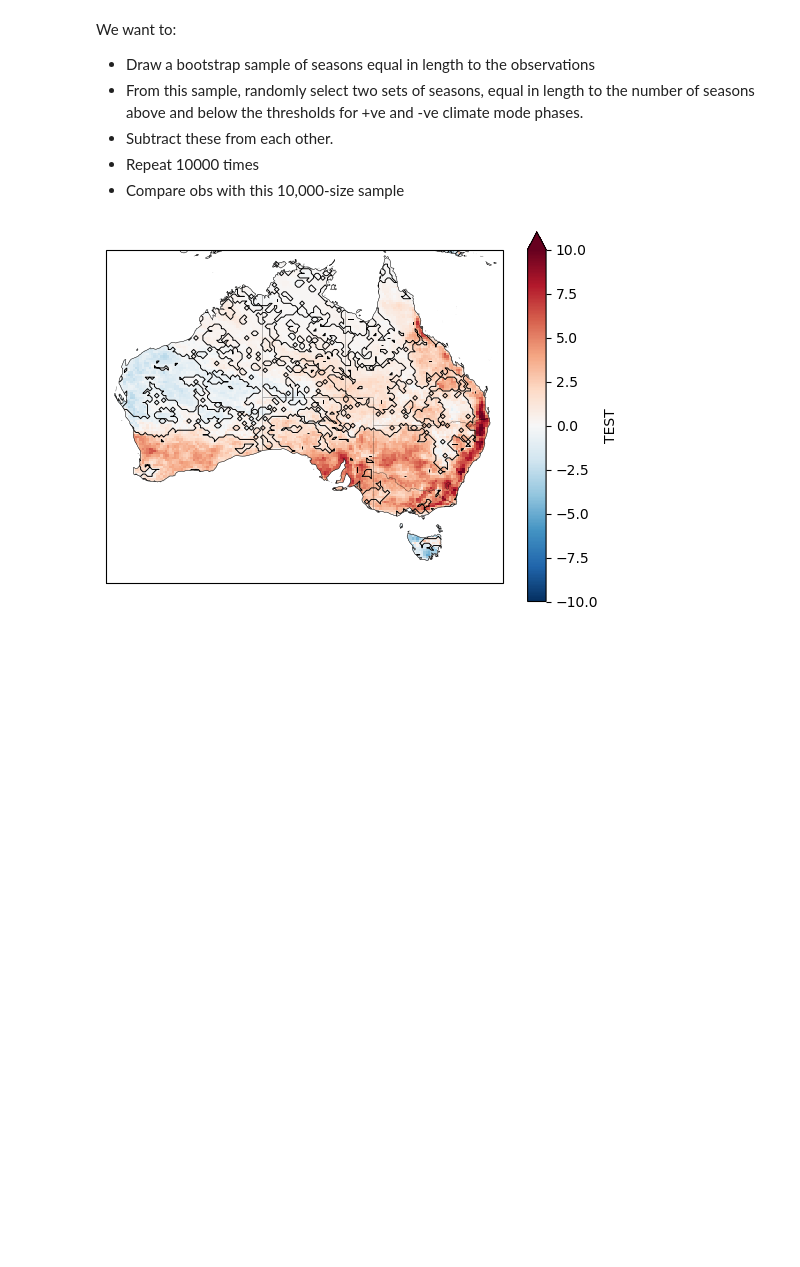
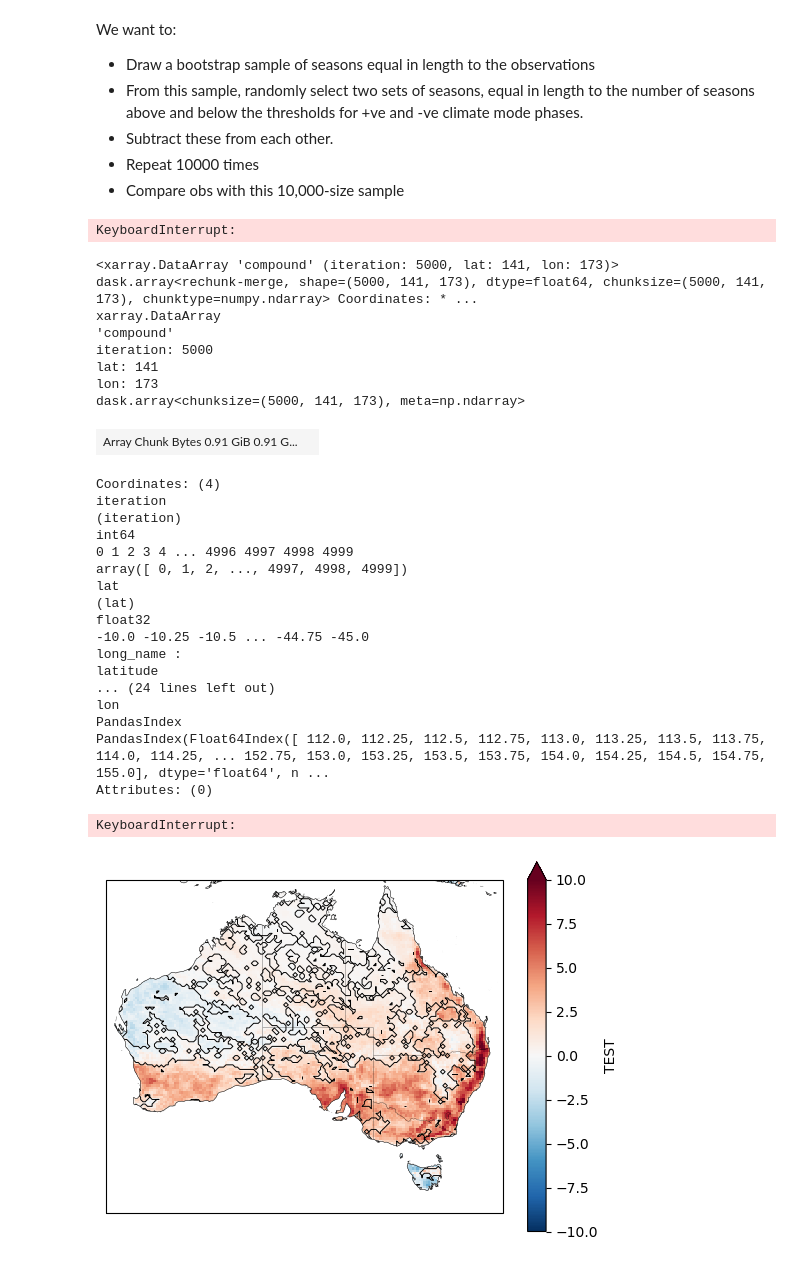
Before and after one commit to dougrichardson/Richardson_2023_energy, a Jupyter notebook: 3_modes.ipynb, the cells around one changed output. Drawn from its saved outputs; the diff is of its cells as text; code cells hidden in the pictures; blank space fills up the shorter version.

```diff
--- a/3_modes.ipynb
+++ b/3_modes.ipynb
@@ -578,3 +578,6 @@ def stat_signif_diff(
         pvals_list.append(pvals.assign_coords({'L': L}))
 
     return xr.concat(pvals_list, dim="L")
+# %%
+obs = fn.month_subset(aus_events_both_seasonal_total, [6, 7, 8]).chunk()
+mode = fn.month_subset(sam['sam'], [6, 7, 8]).chunk()
@@ -580,0 +588,49 @@ def stat_signif_diff(
+# %%
+n_iter = 5000
+# %%
+rand_int_2d = da.random.choice(n, size=(n_iter, n1 + n2))#.compute()
+# %%
+%%time
+da_list = []
+for i in range(n_iter):
+    rand_int = rand_int_2d[i,:]
+    rand_obs = obs.isel(time=rand_int)
+    rand_m1 = rand_obs.isel(time=range(n1)).mean("time")
+    rand_m2 = rand_obs.isel(time=range(n1, n2)).mean("time")
+    rand_stat = rand_m1 - rand_m2
+    da_list.append(rand_stat.expand_dims({"iteration": [i]}))
+perm = xr.concat(da_list, dim="iteration").chunk({"iteration": -1})
+# %% [output]
+KeyboardInterrupt:
+# %%
+perm
+# %% [output]
+<xarray.DataArray 'compound' (iteration: 5000, lat: 141, lon: 173)> dask.array<rechunk-merge, shape=(5000, 141, 173), dtype=float64, chunksize=(5000, 141, 173), chunktype=numpy.ndarray> Coordinates: * ...
+xarray.DataArray
+'compound'
+iteration: 5000
+lat: 141
+lon: 173
+dask.array<chunksize=(5000, 141, 173), meta=np.ndarray>
+| Array Chunk Bytes 0.91 GiB 0.91 G... |  |
+Coordinates: (4)
+iteration
+(iteration)
+int64
+0 1 2 3 4 ... 4996 4997 4998 4999
+array([ 0, 1, 2, ..., 4997, 4998, 4999])
+lat
+(lat)
+float32
+-10.0 -10.25 -10.5 ... -44.75 -45.0
+long_name :
+latitude
+... (24 lines left out)
+lon
+PandasIndex
+PandasIndex(Float64Index([ 112.0, 112.25, 112.5, 112.75, 113.0, 113.25, 113.5, 113.75, 114.0, 114.25, ... 152.75, 153.0, 153.25, 153.5, 153.75, 154.0, 154.25, 154.5, 154.75, 155.0], dtype='float64', n ...
+Attributes: (0)
+# %%
+(perm < o_stat).mean("iteration").plot()
+# %% [output]
+KeyboardInterrupt:
```
Also changed, not shown: parts of 18 cells of this notebook, 5 other files.
